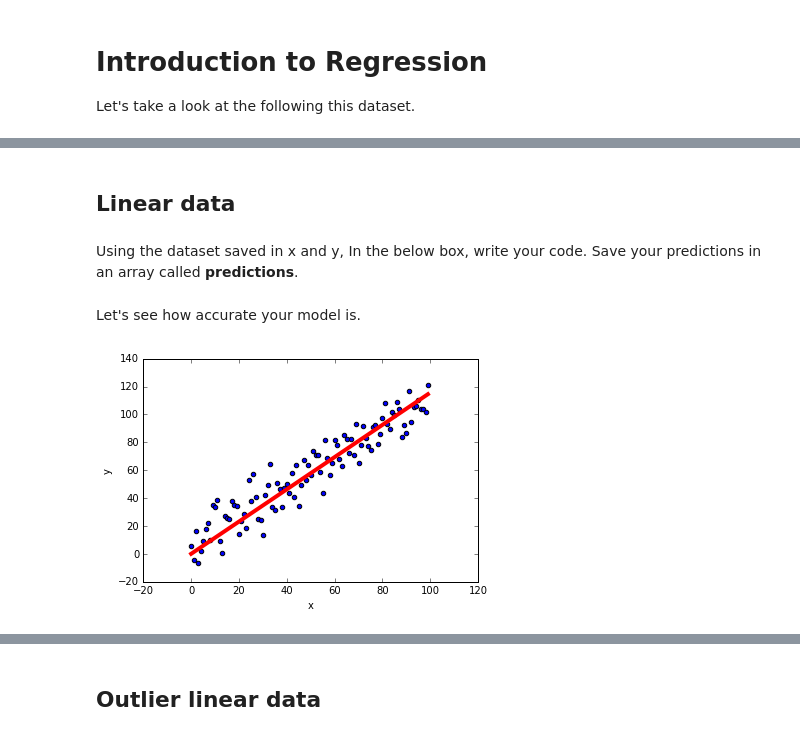
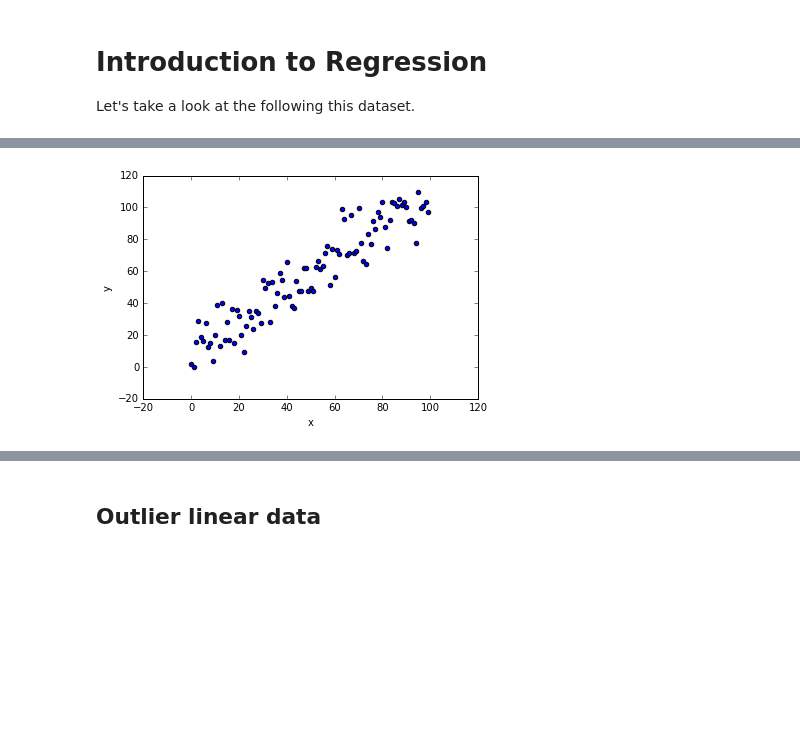
Before and after one commit to dfarren/castilleja, a Jupyter notebook: notebooks/Regression.ipynb, the cells around one changed output, grey strips where cells are left out. Saved outputs shown, nothing was run; the diff lists cells and outputs as text; code cells hidden in the pictures; blank space fills up the shorter version.

```diff
--- a/notebooks/Regression.ipynb
+++ b/notebooks/Regression.ipynb
@@ -130,4 +26,0 @@ The main scikit learn class we will use is called SGDRegressor. You can check th
-# %% [markdown]
-## Linear data
-# %% [markdown]
-Using the dataset saved in x and y, In the below box, write your code. Save your predictions in an array called **predictions**.
@@ -139,6 +27,5 @@ predictions = model.predict(x)
-# %% [markdown]
-Let's see how accurate your model is.
-# %%
-introduction.plot(x, y, predictions)
-# %% [output]
-[figure, removed]
+# %%
+x, y = generate_linear_data(slope=1, intercept=10, noise_std=10)
+plot(x, y)
+# %% [output]
+[figure, added]
```
Also changed, not shown: parts of 53 cells of this notebook, 1 other file.
